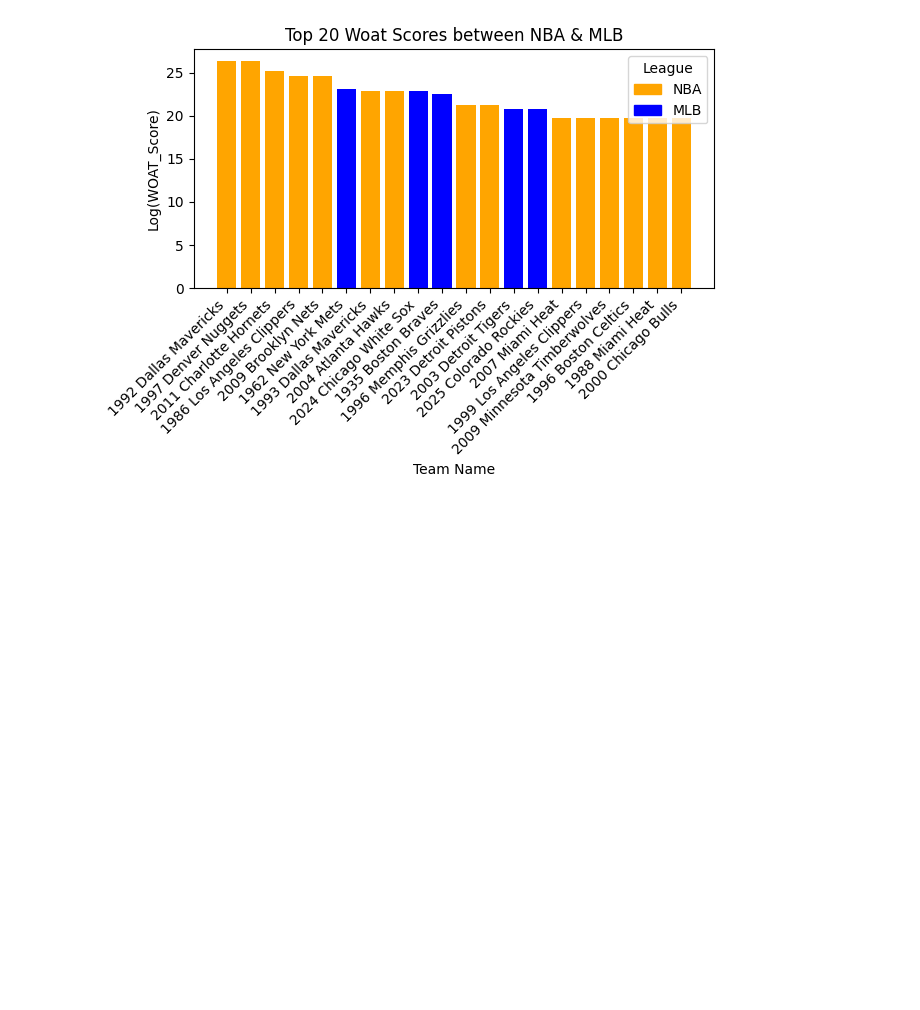
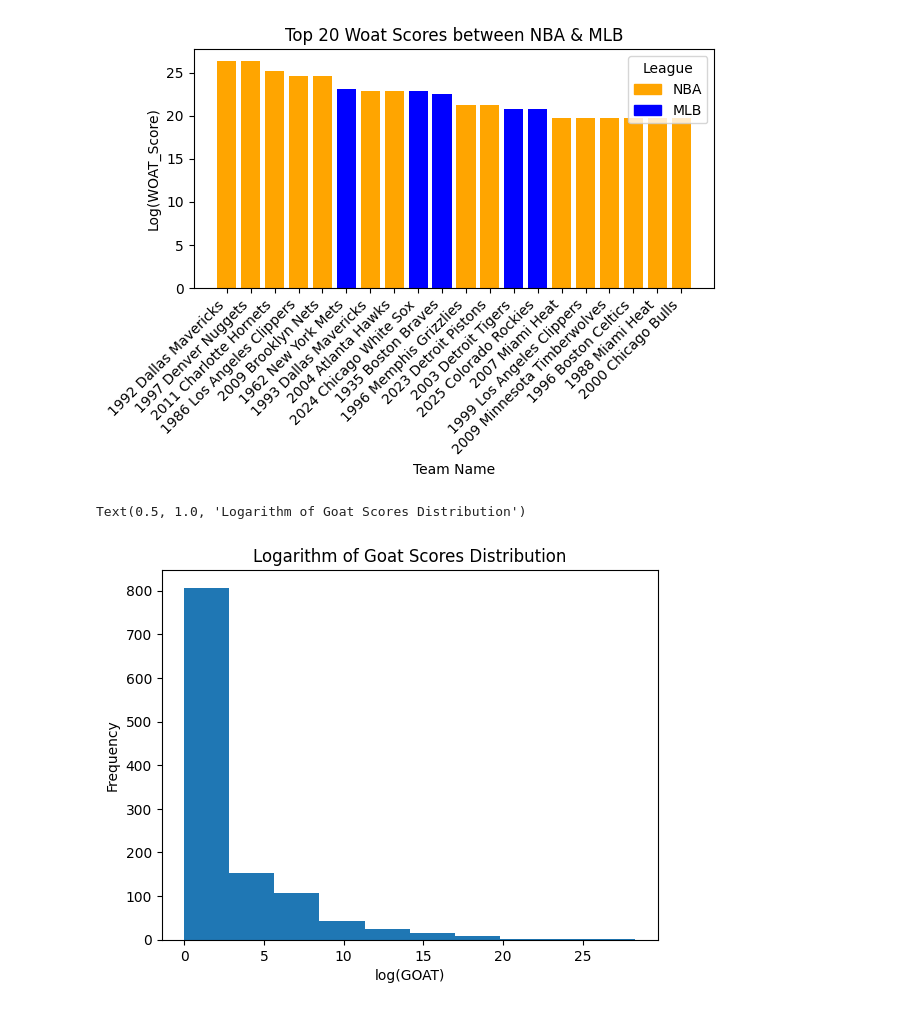
Before and after one commit to RyanRegalado/Win-Loss-Sequences-Sp2026, a Jupyter notebook: output/us_leagues_report.ipynb, the cells around one changed output. Cells and saved outputs as stored; diff of their text form; code cells hidden in the pictures; blank space fills up the shorter version.

Commit message:
Added histograms

```diff
--- a/output/us_leagues_report.ipynb
+++ b/output/us_leagues_report.ipynb
@@ -95,3 +95,14 @@ plt.show()
 [figure]
 # %%
 ## May need to add weights to MLB, since rarities are less likely to occur in a season 2x as long as the NBA.
+# %%
+## Histograms
+
+plt.hist(df_NBA['log(GOAT)'])
+
+plt.ylabel("Frequency")
+plt.xlabel("log(GOAT)")
+plt.title("Logarithm of NBA Goat Scores Distribution")
+# %% [output]
+Text(0.5, 1.0, 'Logarithm of Goat Scores Distribution')
+[figure, added]
```
Also changed, not shown: parts of 7 cells of this notebook.
